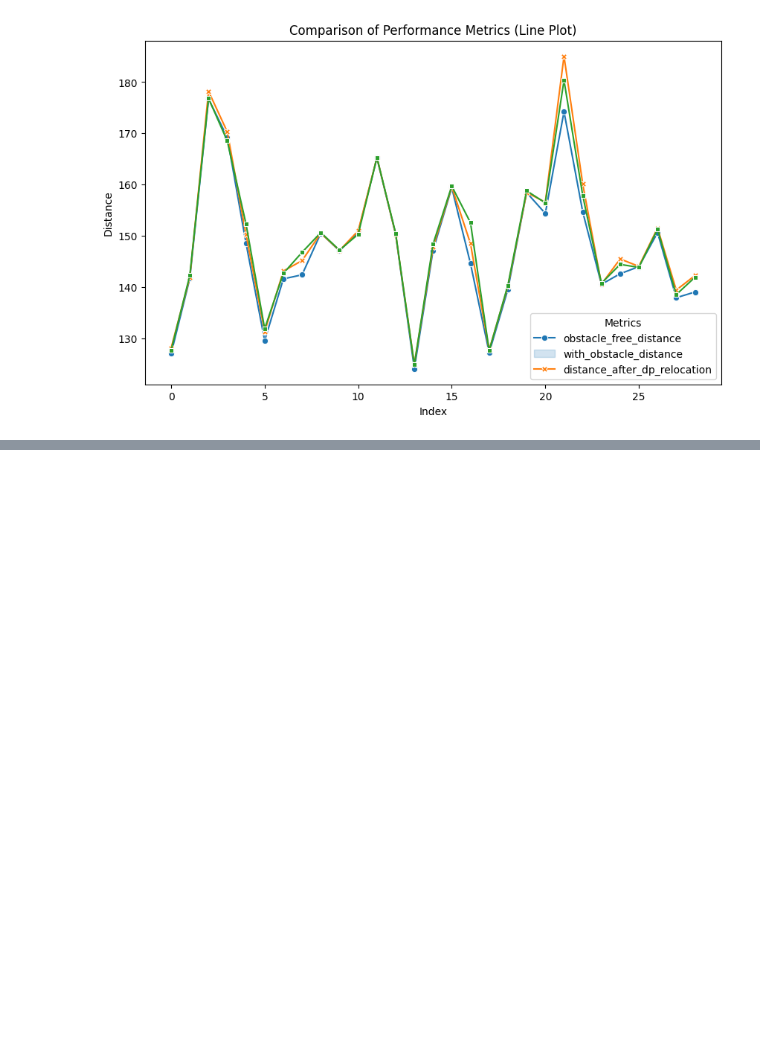
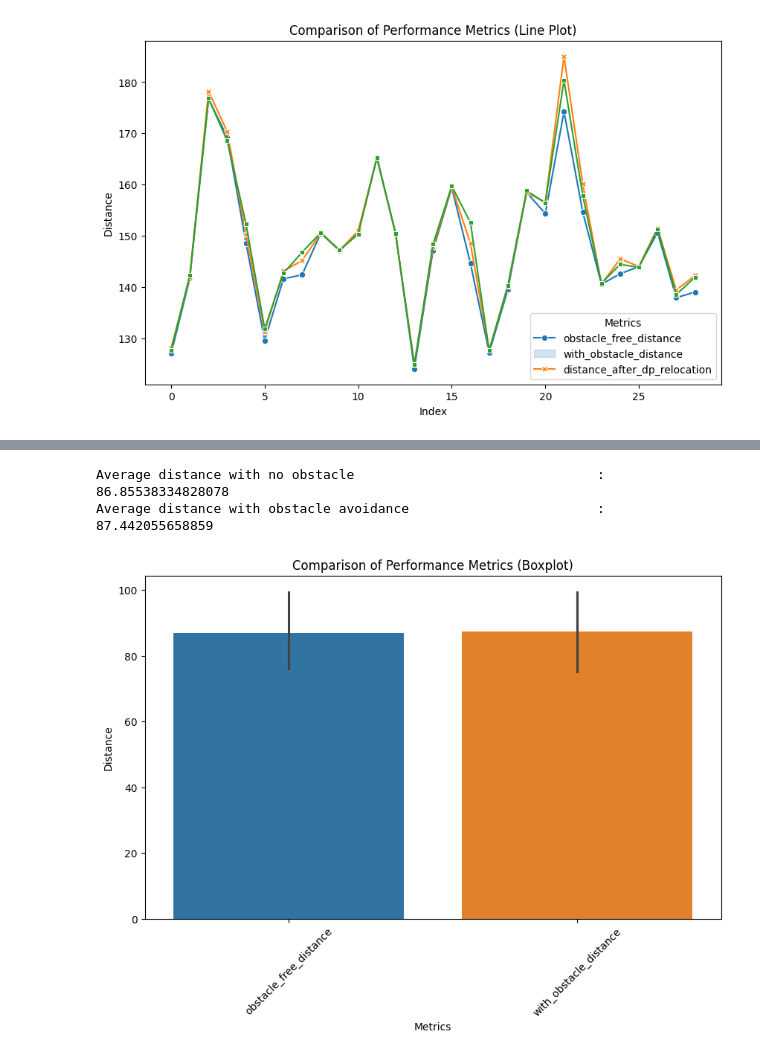
Before and after one commit to CR-Samrat/drone-based-delivary, a Jupyter notebook: euclidean_with_obstacle_performance_test.ipynb, the cells around one changed output, grey strips where cells are left out. Cells and saved outputs as stored; diff of their text form; code cells hidden in the pictures; blank space fills up the shorter version.

```diff
--- a/euclidean_with_obstacle_performance_test.ipynb
+++ b/euclidean_with_obstacle_performance_test.ipynb
@@ -65,0 +81,4 @@ plt.show()
+# %%
+df_cap_k = df[df['drone_capacity'] > 1]
+df_cap_k = df_cap_k.drop('distance_after_dp_relocation', axis=1)
+df_cap_k.head()
@@ -65,0 +92,17 @@ plt.show()
+# %%
+print("Average distance with no obstacle \t\t\t\t:", df_cap_k['obstacle_free_distance'].mean())
+print("Average distance with obstacle avoidance \t\t\t:",df_cap_k['with_obstacle_distance'].mean())
+# %% [output]
+Average distance with no obstacle                               : 86.85538334828078
+Average distance with obstacle avoidance                        : 87.442055658859
+# %%
+# Boxplot
+plt.figure(figsize=(10, 6))
+sns.barplot(data=df_cap_k.iloc[:, -2:], estimator='mean')
+plt.title('Comparison of Performance Metrics (Boxplot)')
+plt.xlabel('Metrics')
+plt.ylabel('Distance')
+plt.xticks(ticks=[0, 1], labels=['obstacle_free_distance', 'with_obstacle_distance'], rotation=45)
+plt.show()
+# %% [output]
+[figure, added]
```
Also changed, not shown: parts of 13 cells of this notebook, 2 other files.
